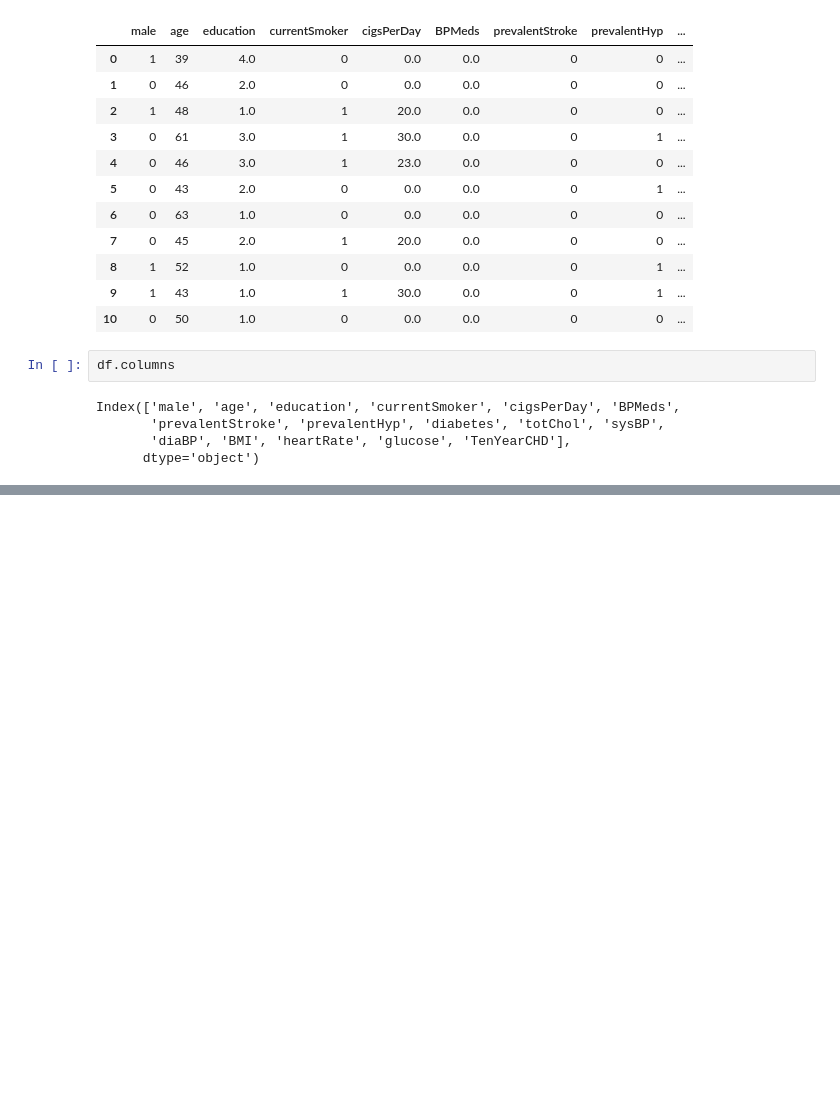
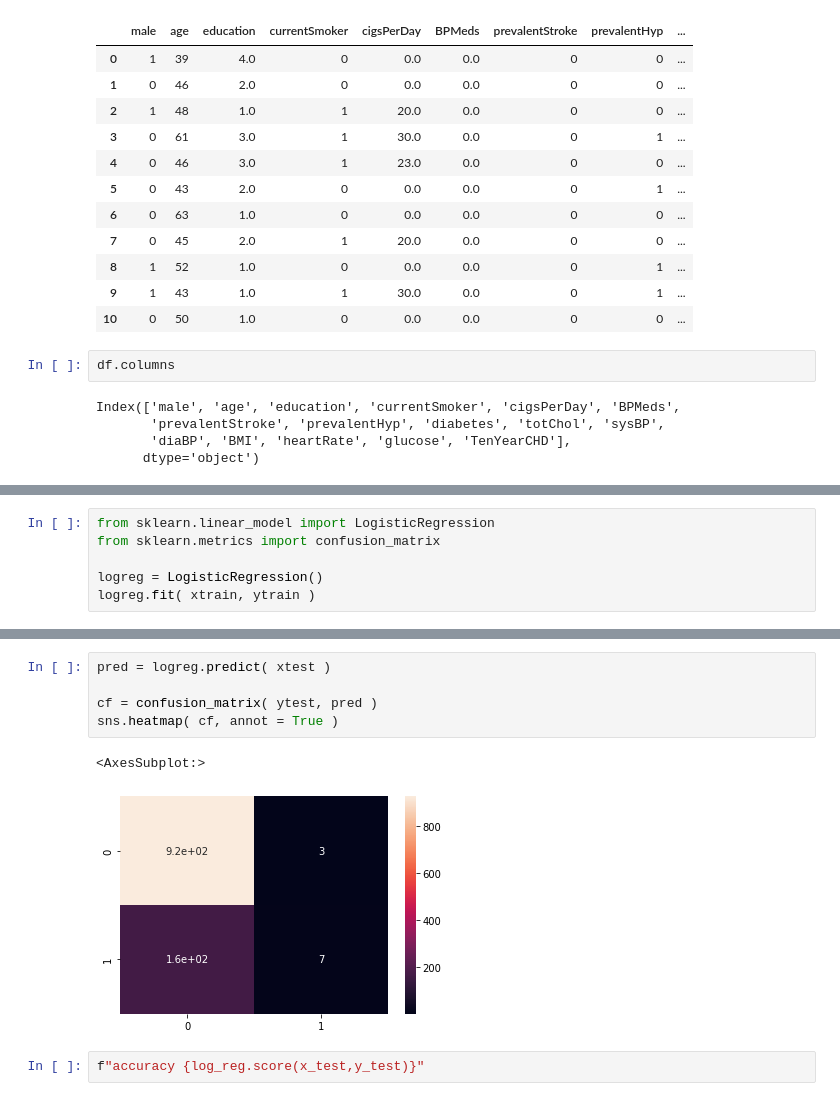
Before and after one commit to LiteShake/AI-Tasks, a Jupyter notebook: Task 4/Question 2/heart_LR.ipynb, the cells around one changed output, grey strips where cells are left out. Drawn from its saved outputs; the diff is of its cells as text; blank space fills up the shorter version.

```diff
--- a/Task 4/Question 2/heart_LR.ipynb
+++ b/Task 4/Question 2/heart_LR.ipynb
@@ -34,0 +59,6 @@ TypeError: plot got an unexpected keyword argument 'x'
+# %%
+from sklearn.linear_model import LogisticRegression
+from sklearn.metrics import confusion_matrix
+
+logreg = LogisticRegression()
+logreg.fit( xtrain, ytrain )
@@ -34,0 +74,10 @@ TypeError: plot got an unexpected keyword argument 'x'
+# %%
+pred = logreg.predict( xtest )
+
+cf = confusion_matrix( ytest, pred )
+sns.heatmap( cf, annot = True )
+# %% [output]
+<AxesSubplot:>
+[figure, added]
+# %%
+f"accuracy {log_reg.score(x_test,y_test)}"
```
Also changed, not shown: parts of 7 cells of this notebook.
